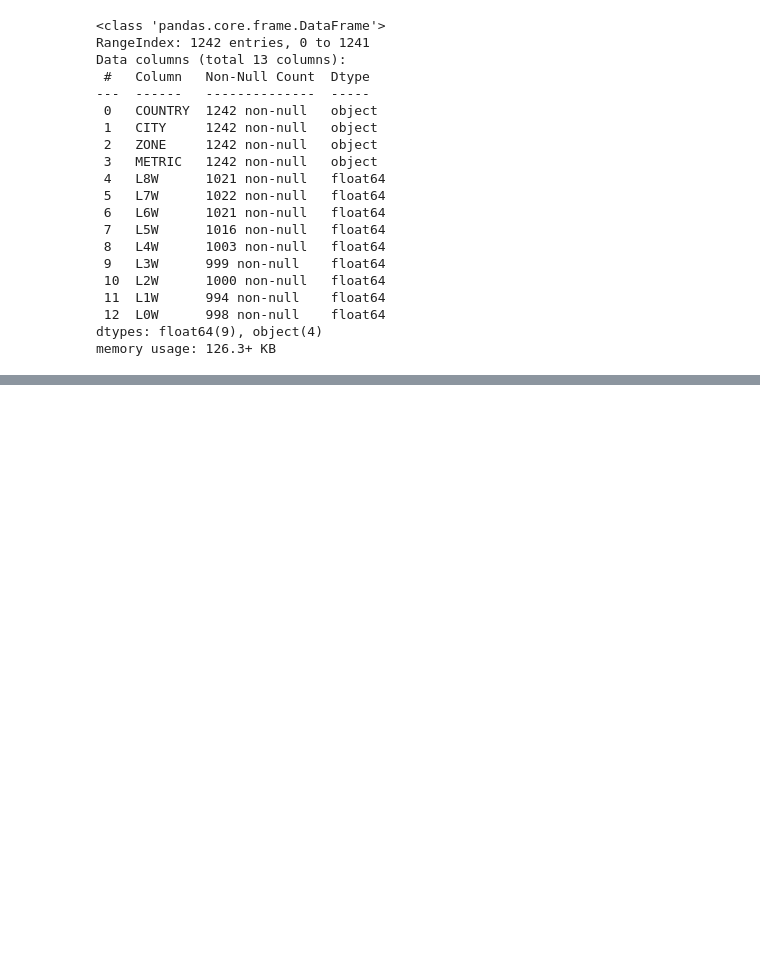
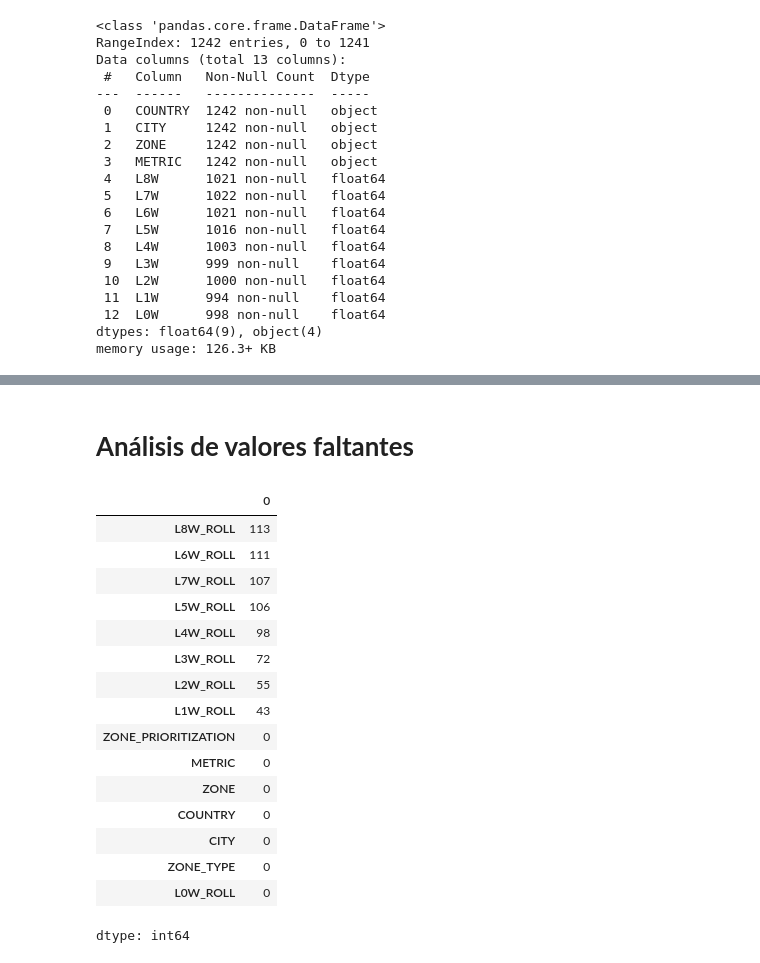
Before and after one commit to vichacker1234/Vicstatistics, a Jupyter notebook: notebooks/01_data_processing.ipynb, the cells around one changed output, grey strips where cells are left out. Drawn from its saved outputs; the diff is of its cells as text; code cells hidden in the pictures; blank space fills up the shorter version.

```diff
--- a/notebooks/01_data_processing.ipynb
+++ b/notebooks/01_data_processing.ipynb
@@ -105,0 +119,23 @@ memory usage: 126.3+ KB
+# %% [markdown]
+# **Análisis de valores faltantes**
+# %%
+##
+df_metricas_input.isna().sum().sort_values(ascending=False)
+# %% [output]
+|  | 0 |
+| L8W_ROLL | 113 |
+| L6W_ROLL | 111 |
+| L7W_ROLL | 107 |
+| L5W_ROLL | 106 |
+| L4W_ROLL | 98 |
+| L3W_ROLL | 72 |
+| L2W_ROLL | 55 |
+| L1W_ROLL | 43 |
+| ZONE_PRIORITIZATION | 0 |
+| METRIC | 0 |
+| ZONE | 0 |
+| COUNTRY | 0 |
+| CITY | 0 |
+| ZONE_TYPE | 0 |
+| L0W_ROLL | 0 |
+dtype: int64
```
Also changed, not shown: parts of 4 cells of this notebook.
